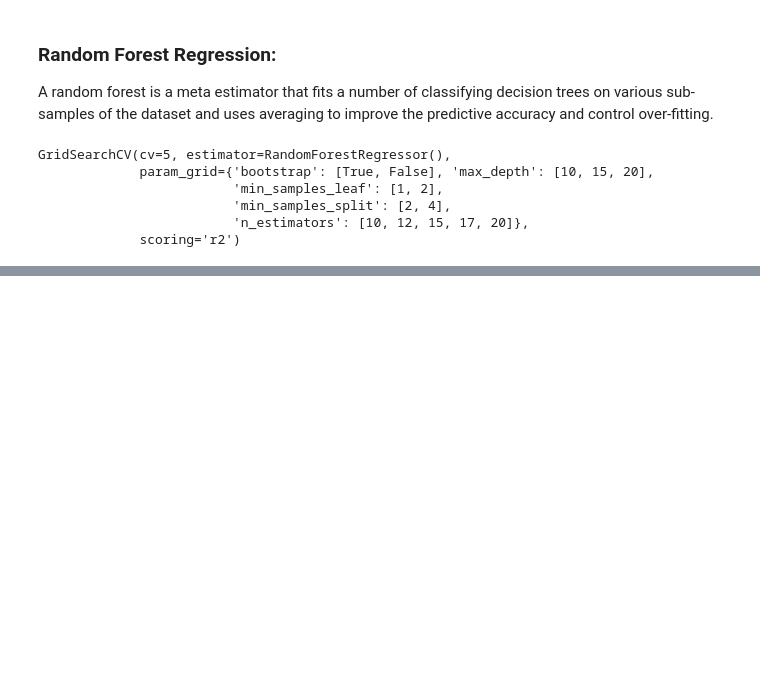
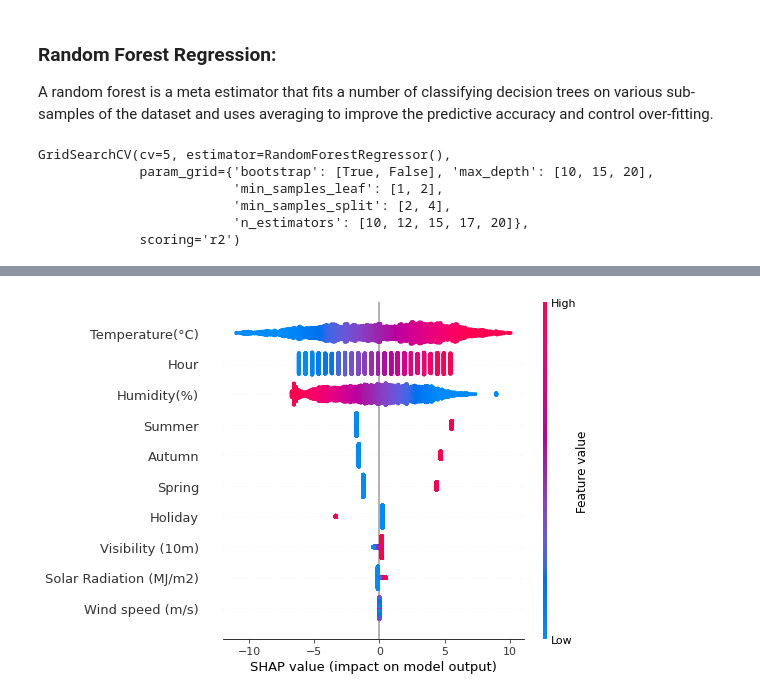
Before and after one commit to Syed-Adnan-S/Bike-Sharing-Demand-Prediction-Capstone-Project, a Jupyter notebook: Bike_Sharing_Demand_Prediction_Capstone_Project_Syed_Adnan_S.ipynb, the cells around one changed output, grey strips where cells are left out. Drawn from its saved outputs; the diff is of its cells as text; code cells hidden in the pictures; blank space fills up the shorter version.

```diff
--- a/Bike_Sharing_Demand_Prediction_Capstone_Project_Syed_Adnan_S.ipynb
+++ b/Bike_Sharing_Demand_Prediction_Capstone_Project_Syed_Adnan_S.ipynb
@@ -1068,0 +1097,11 @@ This estimator builds an additive model in a forward stage-wise fashion; it allo
+# %%
+#Creating a function to plot the shap summary plot
+def shap_summary(model):
+   explainer_shap = shap.Explainer(model=model, masker=X_train)
+   shap_values = explainer_shap.shap_values(X_train)
+   shap.summary_plot(shap_values,X_train,feature_names=X.columns)
+# %%
+#Plotting shap summary plot for linear regression
+shap_summary(lr_model)
+# %% [output]
+[figure, added]
```
Also changed, not shown: parts of 30 cells of this notebook.
